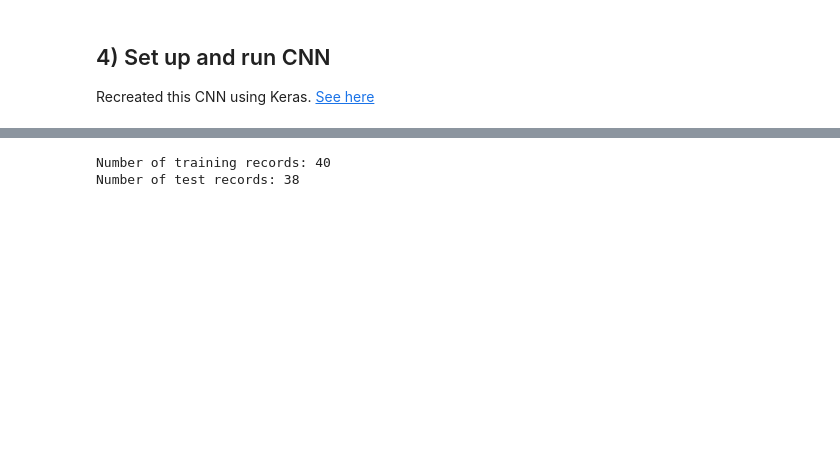
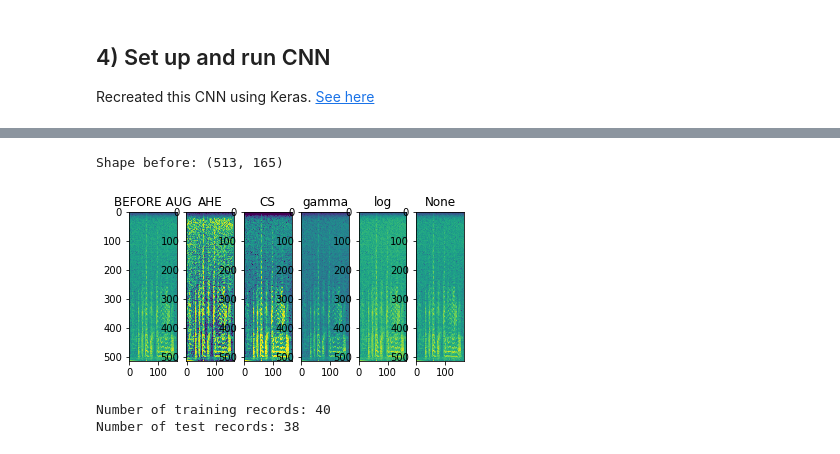
Before and after one commit to miketp333/mids_capstone, a Jupyter notebook: models/cnn.ipynb, the cells around one changed output, grey strips where cells are left out. Saved outputs shown, nothing was run; the diff lists cells and outputs as text; code cells hidden in the pictures; blank space fills up the shorter version.

```diff
--- a/models/cnn.ipynb
+++ b/models/cnn.ipynb
@@ -305,3 +358,21 @@ Using TensorFlow backend.
+# %%
+# View examples of each image augmentation type
+
+img_loc = '/'.join(['../data/TORGO', df['speaker'][0], df['session'][0], df['mic'][0]+'_spect', df['prompt_id'][0]+'.png'])
+
+# Image before Equalization and Contrast stretching
+img = cv2.imread(img_loc, 0)
+imgplot = plt.subplot(161),plt.imshow(img),plt.title('BEFORE AUG')
+print('Shape before:', img.shape)
+
+aug_type = ['AHE','CS','gamma','log','None']
+for i, aug in enumerate(aug_type):
+    img_new = augment_img(img, aug)
+    #print('Shape after:', img_new.shape)
+    imgplot_new = plt.subplot(162 + i),plt.imshow(np.squeeze(img_new)),plt.title(aug)
+# %% [output]
+Shape before: (513, 165)
+[figure, added]
 # %%
 # Split data into training and testing
 x_train_pre = np.array([images[i] for i,x in enumerate(train) if x==1])
```
Also changed, not shown: parts of 8 cells of this notebook.
